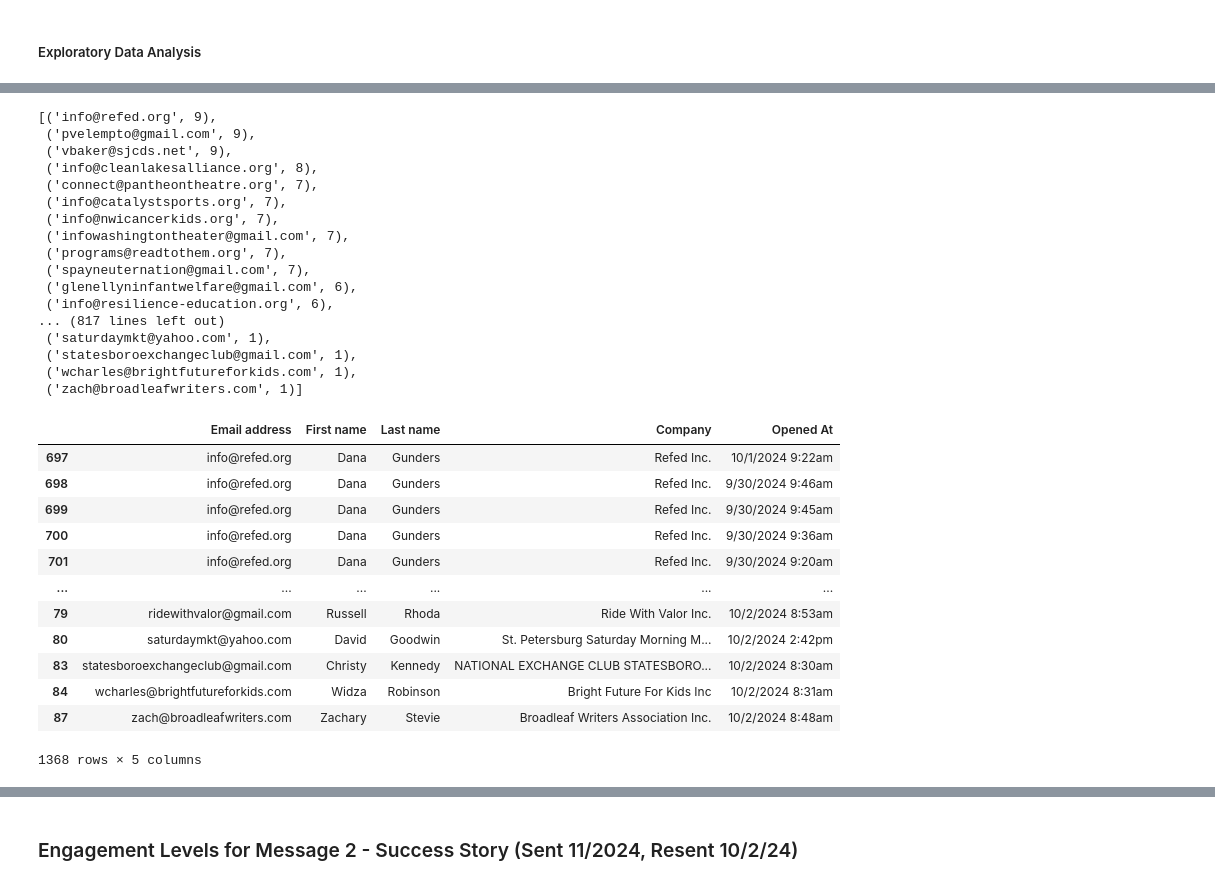
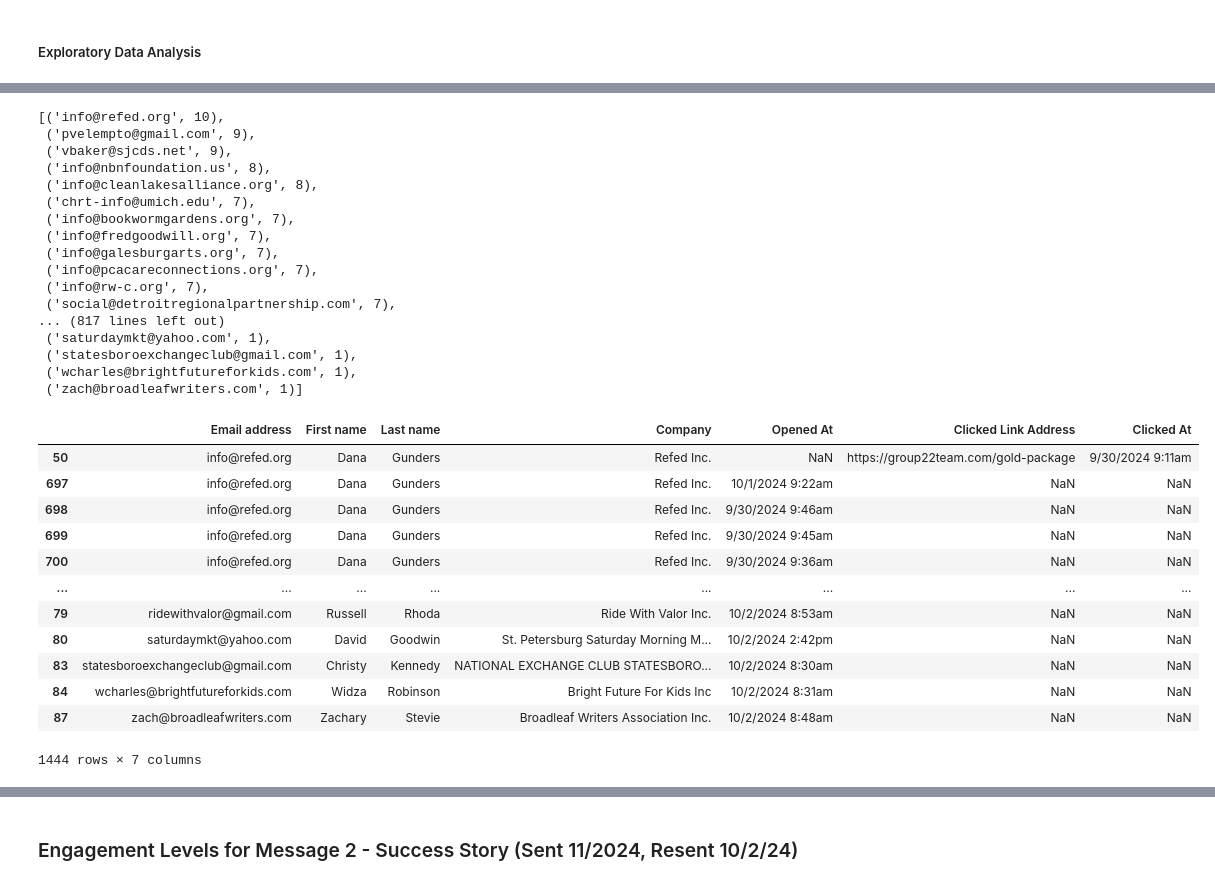
Before and after one commit to Willnguyen02/Recent-Marking-Campaign-Data-Analysis, a Jupyter notebook: main.ipynb, the cells around one changed output, grey strips where cells are left out. Cells and saved outputs as stored; diff of their text form; code cells hidden in the pictures.

```diff
--- a/main.ipynb
+++ b/main.ipynb
@@ -24,7 +30,7 @@ resent_opened_df = pd.read_excel('New-Sub-Message/New Subscriber Message - Re-se
 # %% [markdown]
 ##### Exploratory Data Analysis
 # %%
-# Created a dataframe that includes all "Opened" excel sheets
-opened_df = pd.concat([original_opened_df, resent_opened_df])
-opened_df
+# Created a dataframe that includes all excel sheets for message 1
+welcome_message_df = pd.concat([original_clicked_df, original_opened_df, resent_clicked_df, resent_opened_df])
+welcome_message_df
 # %% [output]
@@ -67,9 +75,9 @@ memory usage: 64.1+ KB
 # %%
-# Created a dictionary containing all emails in the dataset as well as how often they appear (represents number of times email was opened)
+# Created a dictionary containing all emails in the dataset as well as how often they appear
 email_count = {}
 multiple_instances = []
 
-for email in opened_df["Email address"]:
+for email in welcome_message_df["Email address"]:
     if email in email_count:
         email_count[email] += 1
     else:
@@ -99,18 +107,18 @@ email_count
 sorted_emails = sorted(email_count.items(), key=lambda x: x[1], reverse=True)
 sorted_emails
 # %% [output]
-[('info@refed.org', 9),
+[('info@refed.org', 10),
  ('pvelempto@gmail.com', 9),
  ('vbaker@sjcds.net', 9),
+ ('info@nbnfoundation.us', 8),
  ('info@cleanlakesalliance.org', 8),
- ('connect@pantheontheatre.org', 7),
- ('info@catalystsports.org', 7),
- ('info@nwicancerkids.org', 7),
- ('infowashingtontheater@gmail.com', 7),
- ('programs@readtothem.org', 7),
- ('spayneuternation@gmail.com', 7),
- ('glenellyninfantwelfare@gmail.com', 6),
- ('info@resilience-education.org', 6),
+ ('chrt-info@umich.edu', 7),
+ ('info@bookwormgardens.org', 7),
+ ('info@fredgoodwill.org', 7),
+ ('info@galesburgarts.org', 7),
+ ('info@pcacareconnections.org', 7),
+ ('info@rw-c.org', 7),
+ ('social@detroitregionalpartnership.com', 7),
 ... (817 lines left out)
  ('saturdaymkt@yahoo.com', 1),
  ('statesboroexchangeclub@gmail.com', 1),
@@ -118,23 +126,23 @@ sorted_emails
  ('zach@broadleafwriters.com', 1)]
 # %%
 # Created a new dataframe with the sorted data
-sorted_opened_df = pd.DataFrame(columns = ["Email address", "First name", "Last name", "Company","Opened At"])
+sorted_welcome_message_df = pd.DataFrame(columns = ["Email address", "First name", "Last name", "Company","Opened At"])
 for item in sorted_emails:
-   entry = opened_df[opened_df["Email address"] == item[0]]
-   sorted_opened_df = pd.concat([sorted_opened_df,entry])
+   entry = welcome_message_df[welcome_message_df["Email address"] == item[0]]
+   sorted_welcome_message_df = pd.concat([sorted_welcome_message_df,entry])
 
-sorted_opened_df
+sorted_welcome_message_df
 # %% [output]
-|  | Email address | First name | Last name | Company | Opened At |
-| 697 | info@refed.org | Dana | Gunders | Refed Inc. | 10/1/2024 9:22am |
-| 698 | info@refed.org | Dana | Gunders | Refed Inc. | 9/30/2024 9:46am |
-| 699 | info@refed.org | Dana | Gunders | Refed Inc. | 9/30/2024 9:45am |
-| 700 | info@refed.org | Dana | Gunders | Refed Inc. | 9/30/2024 9:36am |
-| 701 | info@refed.org | Dana | Gunders | Refed Inc. | 9/30/2024 9:20am |
-| ... | ... | ... | ... | ... | ... |
-| 79 | ridewithvalor@gmail.com | Russell | Rhoda | Ride With Valor Inc. | 10/2/2024 8:53am |
-| 80 | saturdaymkt@yahoo.com | David | Goodwin | St. Petersburg Saturday Morning M... | 10/2/2024 2:42pm |
-| 83 | statesboroexchangeclub@gmail.com | Christy | Kennedy | NATIONAL EXCHANGE CLUB STATESBORO... | 10/2/2024 8:30am |
-| 84 | wcharles@brightfutureforkids.com | Widza | Robinson | Bright Future For Kids Inc | 10/2/2024 8:31am |
-| 87 | zach@broadleafwriters.com | Zachary | Stevie | Broadleaf Writers Association Inc. | 10/2/2024 8:48am |
+|  | Email address | First name | Last name | Company | Opened At | Clicked Link Address | Clicked At |
+| 50 | info@refed.org | Dana | Gunders | Refed Inc. | NaN | https://group22team.com/gold-package | 9/30/2024 9:11am |
+| 697 | info@refed.org | Dana | Gunders | Refed Inc. | 10/1/2024 9:22am | NaN | NaN |
+| 698 | info@refed.org | Dana | Gunders | Refed Inc. | 9/30/2024 9:46am | NaN | NaN |
+| 699 | info@refed.org | Dana | Gunders | Refed Inc. | 9/30/2024 9:45am | NaN | NaN |
+| 700 | info@refed.org | Dana | Gunders | Refed Inc. | 9/30/2024 9:36am | NaN | NaN |
+| ... | ... | ... | ... | ... | ... | ... | ... |
+| 79 | ridewithvalor@gmail.com | Russell | Rhoda | Ride With Valor Inc. | 10/2/2024 8:53am | NaN | NaN |
+| 80 | saturdaymkt@yahoo.com | David | Goodwin | St. Petersburg Saturday Morning M... | 10/2/2024 2:42pm | NaN | NaN |
+| 83 | statesboroexchangeclub@gmail.com | Christy | Kennedy | NATIONAL EXCHANGE CLUB STATESBORO... | 10/2/2024 8:30am | NaN | NaN |
+| 84 | wcharles@brightfutureforkids.com | Widza | Robinson | Bright Future For Kids Inc | 10/2/2024 8:31am | NaN | NaN |
+| 87 | zach@broadleafwriters.com | Zachary | Stevie | Broadleaf Writers Association Inc. | 10/2/2024 8:48am | NaN | NaN |
-1368 rows × 5 columns
+1444 rows × 7 columns
```
Also changed, not shown: parts of 24 cells of this notebook, 7 other files.
